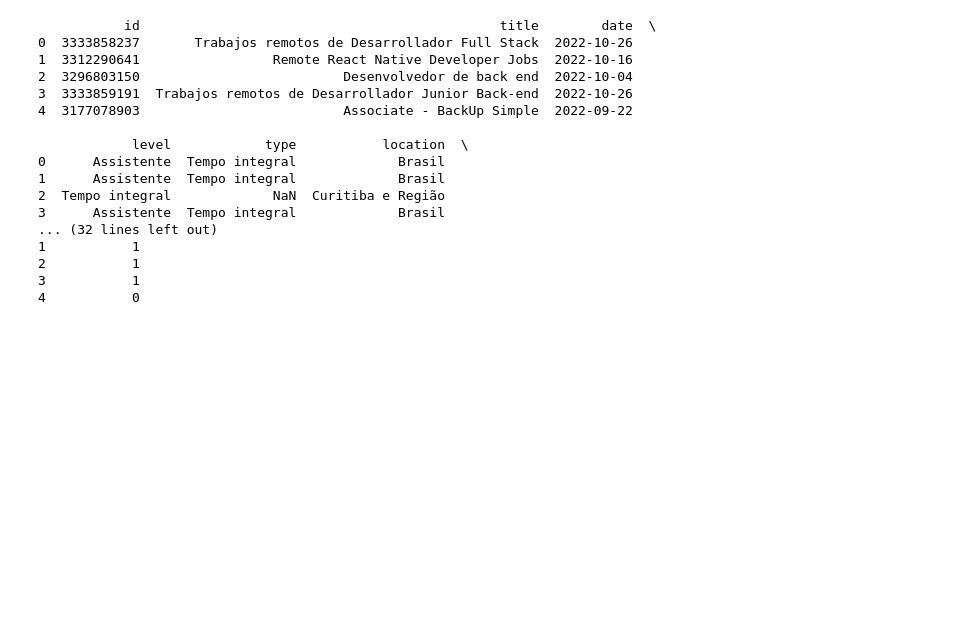
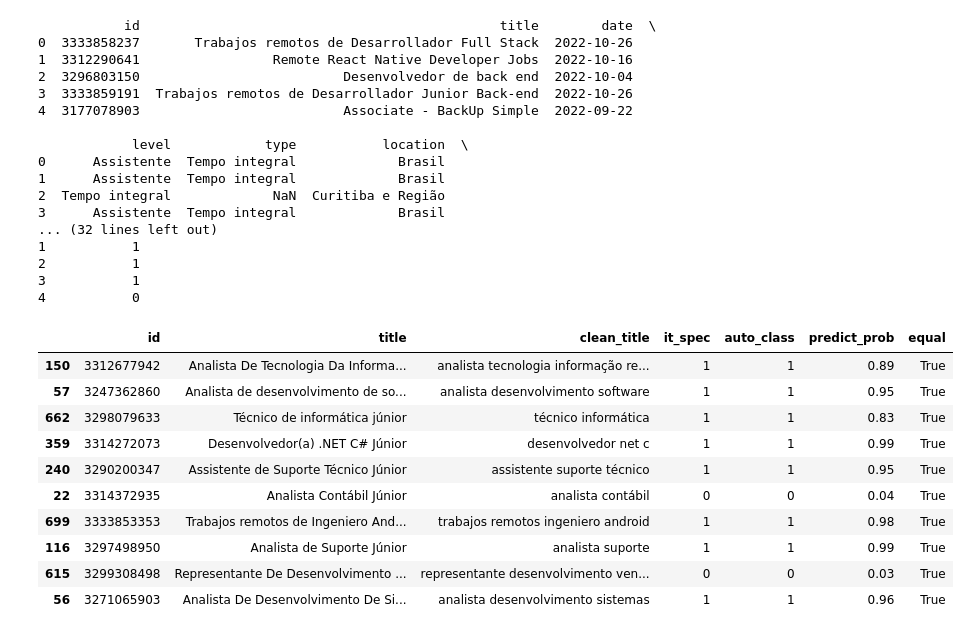
Before and after one commit to saibrotech/mentorship-data-science, a Jupyter notebook: data-prep/pre-processing.ipynb, the cells around one changed output. Saved outputs shown, nothing was run; the diff lists cells and outputs as text; code cells hidden in the pictures; blank space fills up the shorter version.

Commit message:
Merged specialist and predictive classification tables for comparison

```diff
--- a/data-prep/pre-processing.ipynb
+++ b/data-prep/pre-processing.ipynb
@@ -354,3 +354,22 @@ final.to_csv('../job-etl/data/csv/job-auto-class.csv')
 2           1
 3           1
 4           0
+# %%
+# Join two tables for label comparison
+merged_df = job_df.merge(job_class_test, how='outer', suffixes=('', '_auto'))
+merged_df = merged_df[['id', 'title', 'clean_title','it_spec', 'auto_class', 'predict_prob']].reset_index(drop=True)
+merged_df['equal'] = merged_df['it_spec'] == merged_df['auto_class']
+# %%
+merged_df.sample(10)
+# %% [output]
+|  | id | title | clean_title | it_spec | auto_class | predict_prob | equal |
+| 150 | 3312677942 | Analista De Tecnologia Da Informa... | analista tecnologia informação re... | 1 | 1 | 0.89 | True |
+| 57 | 3247362860 | Analista de desenvolvimento de so... | analista desenvolvimento software | 1 | 1 | 0.95 | True |
+| 662 | 3298079633 | Técnico de informática júnior | técnico informática | 1 | 1 | 0.83 | True |
+| 359 | 3314272073 | Desenvolvedor(a) .NET C# Júnior | desenvolvedor net c | 1 | 1 | 0.99 | True |
+| 240 | 3290200347 | Assistente de Suporte Técnico Júnior | assistente suporte técnico | 1 | 1 | 0.95 | True |
+| 22 | 3314372935 | Analista Contábil Júnior | analista contábil | 0 | 0 | 0.04 | True |
+| 699 | 3333853353 | Trabajos remotos de Ingeniero And... | trabajos remotos ingeniero android | 1 | 1 | 0.98 | True |
+| 116 | 3297498950 | Analista de Suporte Júnior | analista suporte | 1 | 1 | 0.99 | True |
+| 615 | 3299308498 | Representante De Desenvolvimento ... | representante desenvolvimento ven... | 0 | 0 | 0.03 | True |
+| 56 | 3271065903 | Analista De Desenvolvimento De Si... | analista desenvolvimento sistemas | 1 | 1 | 0.96 | True |
```
Also changed, not shown: parts of 3 cells of this notebook.
